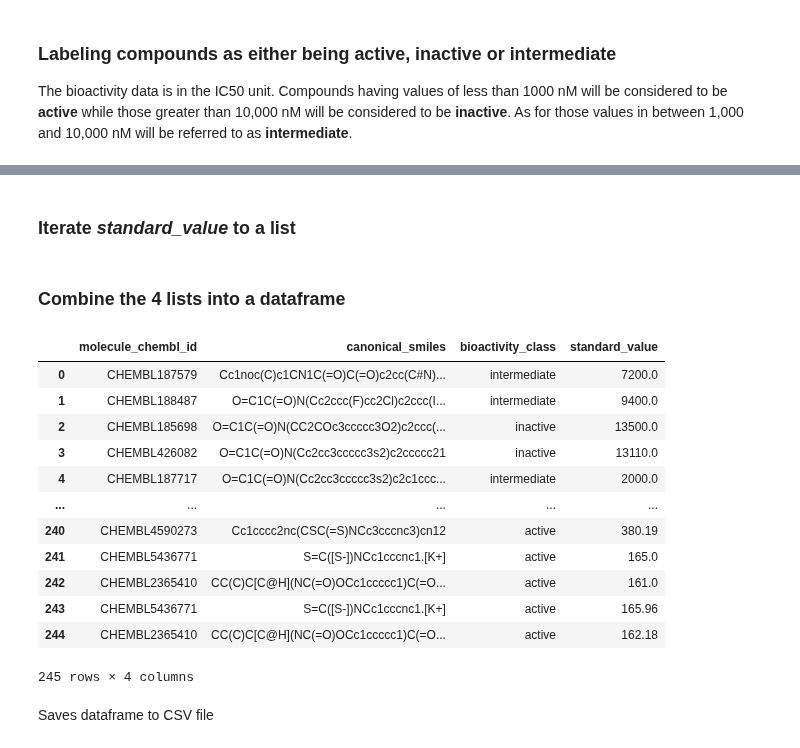
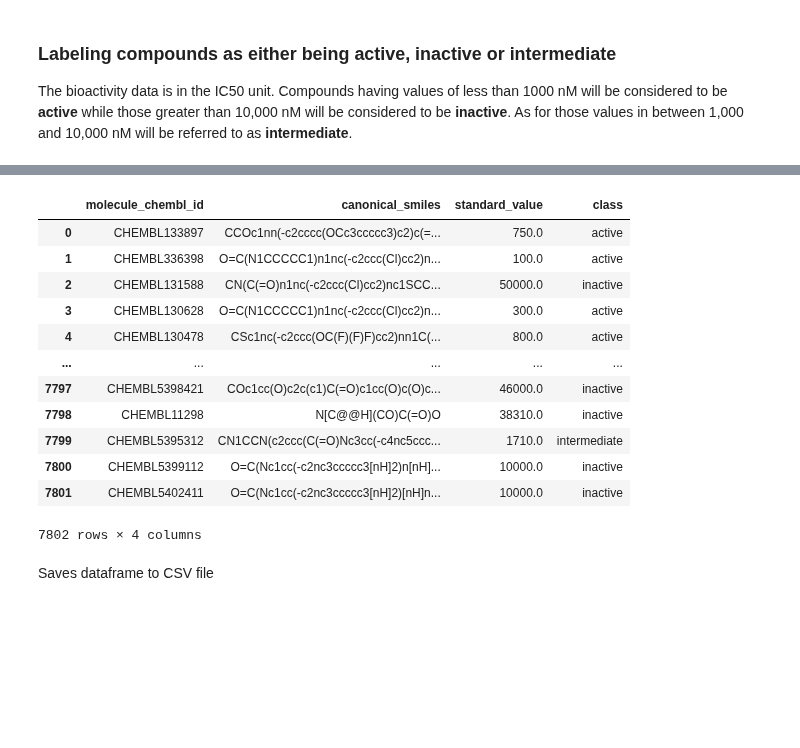
Before and after one commit to IrfanShaik35/Data-Analysis-Projects, a Jupyter notebook: Drug Discovery/1.DC and DP.ipynb, the cells around one changed output, grey strips where cells are left out. Drawn from its saved outputs; the diff is of its cells as text; code cells hidden in the pictures; blank space fills up the shorter version.

```diff
--- a/Drug Discovery/1.DC and DP.ipynb
+++ b/Drug Discovery/1.DC and DP.ipynb
@@ -165,12 +184,14 @@ Apparently, for this dataset there is no missing data. But we can use the above
 # %% [markdown]
 ### **Labeling compounds as either being active, inactive or intermediate**
 The bioactivity data is in the IC50 unit. Compounds having values of less than 1000 nM will be considered to be **active** while those greater than 10,000 nM will be considered to be **inactive**. As for those values in between 1,000 and 10,000 nM will be referred to as **intermediate**.
+# %%
+df4 = pd.read_csv('acetylcholinesterase_bioactivity_data_preprocessed.csv')
 # %%
-bioactivity_class = []
-for i in df2.standard_value:
+bioactivity_threshold = []
+for i in df4.standard_value:
   if float(i) >= 10000:
-    bioactivity_class.append("inactive")
+    bioactivity_threshold.append("inactive")
   elif float(i) <= 1000:
-    bioactivity_class.append("active")
+    bioactivity_threshold.append("active")
   else:
-    bioactivity_class.append("intermediate")
+    bioactivity_threshold.append("intermediate")
@@ -189,2 +197,0 @@ for i in df2.canonical_smiles:
-# %% [markdown]
-### **Iterate *standard_value* to a list**
@@ -195,2 +197,0 @@ for i in df2.standard_value:
-# %% [markdown]
-### **Combine the 4 lists into a dataframe**
@@ -200,19 +198,21 @@ df3 = pd.DataFrame( data_tuples,  columns=['molecule_chembl_id', 'canonical_smil
-# %%
-df3
-# %% [output]
-|  | molecule_chembl_id | canonical_smiles | bioactivity_class | standard_value |
-| 0 | CHEMBL187579 | Cc1noc(C)c1CN1C(=O)C(=O)c2cc(C#N)... | intermediate | 7200.0 |
-| 1 | CHEMBL188487 | O=C1C(=O)N(Cc2ccc(F)cc2Cl)c2ccc(I... | intermediate | 9400.0 |
-| 2 | CHEMBL185698 | O=C1C(=O)N(CC2COc3ccccc3O2)c2ccc(... | inactive | 13500.0 |
-| 3 | CHEMBL426082 | O=C1C(=O)N(Cc2cc3ccccc3s2)c2ccccc21 | inactive | 13110.0 |
-| 4 | CHEMBL187717 | O=C1C(=O)N(Cc2cc3ccccc3s2)c2c1ccc... | intermediate | 2000.0 |
-| ... | ... | ... | ... | ... |
-| 240 | CHEMBL4590273 | Cc1cccc2nc(CSC(=S)NCc3cccnc3)cn12 | active | 380.19 |
-| 241 | CHEMBL5436771 | S=C([S-])NCc1cccnc1.[K+] | active | 165.0 |
-| 242 | CHEMBL2365410 | CC(C)C[C@H](NC(=O)OCc1ccccc1)C(=O... | active | 161.0 |
-| 243 | CHEMBL5436771 | S=C([S-])NCc1cccnc1.[K+] | active | 165.96 |
-| 244 | CHEMBL2365410 | CC(C)C[C@H](NC(=O)OCc1ccccc1)C(=O... | active | 162.18 |
-245 rows × 4 columns
+# %%
+bioactivity_class = pd.Series(bioactivity_threshold, name='class')
+df5 = pd.concat([df4, bioactivity_class], axis=1)
+df5
+# %% [output]
+|  | molecule_chembl_id | canonical_smiles | standard_value | class |
+| 0 | CHEMBL133897 | CCOc1nn(-c2cccc(OCc3ccccc3)c2)c(=... | 750.0 | active |
+| 1 | CHEMBL336398 | O=C(N1CCCCC1)n1nc(-c2ccc(Cl)cc2)n... | 100.0 | active |
+| 2 | CHEMBL131588 | CN(C(=O)n1nc(-c2ccc(Cl)cc2)nc1SCC... | 50000.0 | inactive |
+| 3 | CHEMBL130628 | O=C(N1CCCCC1)n1nc(-c2ccc(Cl)cc2)n... | 300.0 | active |
+| 4 | CHEMBL130478 | CSc1nc(-c2ccc(OC(F)(F)F)cc2)nn1C(... | 800.0 | active |
+| ... | ... | ... | ... | ... |
+| 7797 | CHEMBL5398421 | COc1cc(O)c2c(c1)C(=O)c1cc(O)c(O)c... | 46000.0 | inactive |
+| 7798 | CHEMBL11298 | N[C@@H](CO)C(=O)O | 38310.0 | inactive |
+| 7799 | CHEMBL5395312 | CN1CCN(c2ccc(C(=O)Nc3cc(-c4nc5ccc... | 1710.0 | intermediate |
+| 7800 | CHEMBL5399112 | O=C(Nc1cc(-c2nc3ccccc3[nH]2)n[nH]... | 10000.0 | inactive |
+| 7801 | CHEMBL5402411 | O=C(Nc1cc(-c2nc3ccccc3[nH]2)[nH]n... | 10000.0 | inactive |
+7802 rows × 4 columns
 # %% [markdown]
 Saves dataframe to CSV file
 # %%
```
Also changed, not shown: parts of 34 cells of this notebook.
